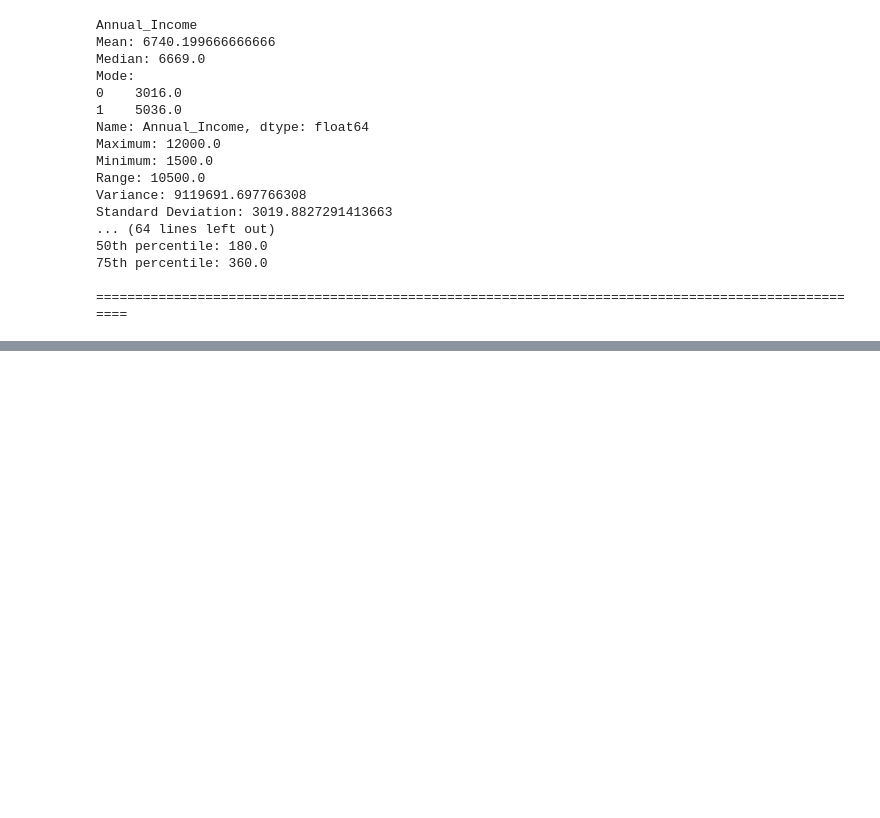
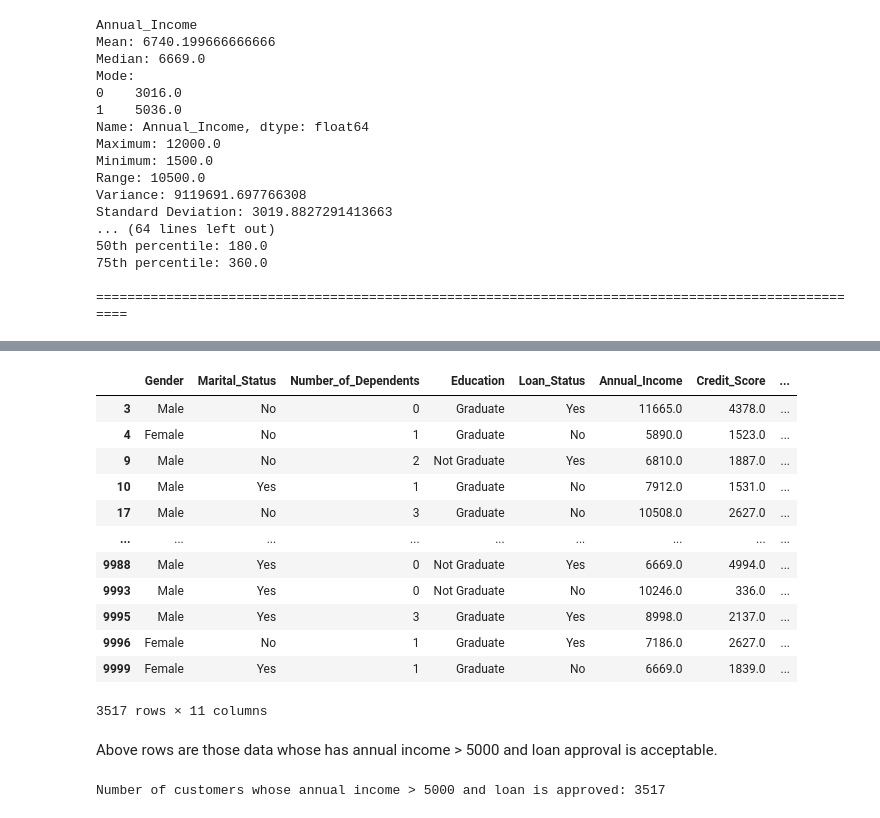
Before and after one commit to sanjiv576/Bank-Loan-Approval-Prediction-using-Naive-Bayes-Classifier-algorithm, a Jupyter notebook: model/model_preparation.ipynb, the cells around one changed output, grey strips where cells are left out. Saved outputs shown, nothing was run; the diff lists cells and outputs as text; code cells hidden in the pictures; blank space fills up the shorter version.

Commit message:
data cleaning completed

```diff
--- a/model/model_preparation.ipynb
+++ b/model/model_preparation.ipynb
@@ -172,0 +224,9 @@ Standard Deviation: 3019.8827291413663
+# %%
+# filling NANs values by respective median value
+for col in missing_value_cols:
+    median_val = df[col].median()
+    # median value
+    print(f'{col} median: {median_val}')
+
+    # filling NaN by median
+    df[col] = df[col].fillna(median_val)
@@ -172,0 +258,7 @@ Standard Deviation: 3019.8827291413663
+# %%
+for col in cat_cols:
+    print(col)
+    df[col] = df[col].str.strip()
+    print(df[col].sort_values().unique())
+
+    line()
@@ -172,0 +285,3 @@ Standard Deviation: 3019.8827291413663
+# %%
+# repalce '3+' by 3 and data conversion into int
+df["Number_of_Dependents"] = df["Number_of_Dependents"].replace({'3+': 3}).astype(int)
@@ -172,0 +363,3 @@ Standard Deviation: 3019.8827291413663
+# %%
+# customer IDs are unique identifiers, which has no role for predicition so dropping it
+df.drop(columns=["Customer_ID"], inplace=True)
@@ -172,0 +394,23 @@ Standard Deviation: 3019.8827291413663
+# %%
+df.loc[(df["Annual_Income"] > 5000) & (df["Loan_Approval"] == "Yes")]
+# %% [output]
+|  | Gender | Marital_Status | Number_of_Dependents | Education | Loan_Status | Annual_Income | Credit_Score | ... |
+| 3 | Male | No | 0 | Graduate | Yes | 11665.0 | 4378.0 | ... |
+| 4 | Female | No | 1 | Graduate | No | 5890.0 | 1523.0 | ... |
+| 9 | Male | No | 2 | Not Graduate | Yes | 6810.0 | 1887.0 | ... |
+| 10 | Male | Yes | 1 | Graduate | No | 7912.0 | 1531.0 | ... |
+| 17 | Male | No | 3 | Graduate | No | 10508.0 | 2627.0 | ... |
+| ... | ... | ... | ... | ... | ... | ... | ... | ... |
+| 9988 | Male | Yes | 0 | Not Graduate | Yes | 6669.0 | 4994.0 | ... |
+| 9993 | Male | Yes | 0 | Not Graduate | No | 10246.0 | 336.0 | ... |
+| 9995 | Male | Yes | 3 | Graduate | Yes | 8998.0 | 2137.0 | ... |
+| 9996 | Female | No | 1 | Graduate | Yes | 7186.0 | 2627.0 | ... |
+| 9999 | Female | Yes | 1 | Graduate | No | 6669.0 | 1839.0 | ... |
+3517 rows × 11 columns
+# %% [markdown]
+Above rows are those data whose has annual income > 5000 and loan approval is acceptable.
+# %%
+num_approval = df.loc[(df["Annual_Income"] > 5000) & (df["Loan_Approval"] == "Yes")]
+print(f"Number of customers whose annual income > 5000 and loan is approved: {len(num_approval)}")
+# %% [output]
+Number of customers whose annual income > 5000 and loan is approved: 3517
```
Also changed, not shown: parts of 31 cells of this notebook.
